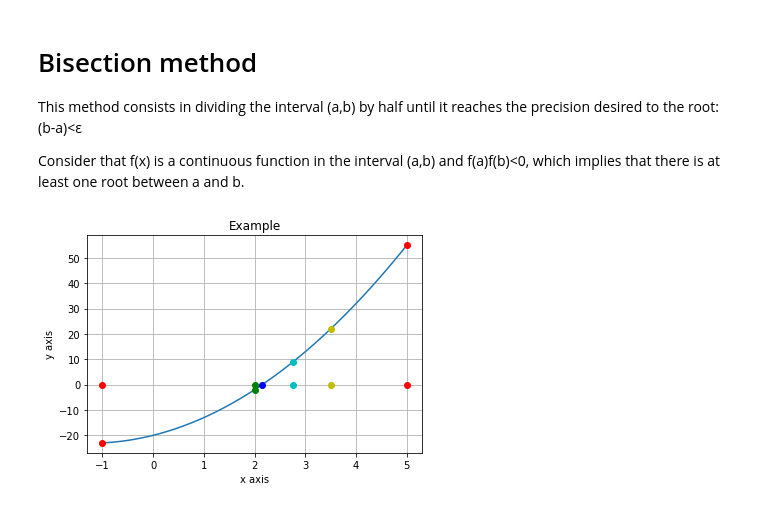
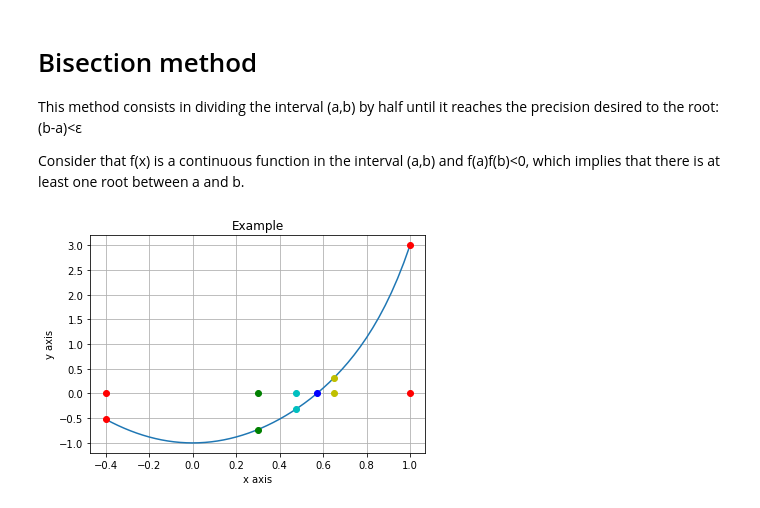
Before and after one commit to rodrigoescorcio/Numerical, a Jupyter notebook: Zeros de funções reais/bisection_method .ipynb, the cells around one changed output. Drawn from its saved outputs; the diff is of its cells as text; code cells hidden in the pictures.

```diff
--- a/Zeros de funções reais/bisection_method .ipynb
+++ b/Zeros de funções reais/bisection_method .ipynb
@@ -15,35 +15,33 @@ This method consists in dividing the interval (a,b) by half until it reaches the
 
 Consider that f(x) is a continuous function in the interval (a,b) and f(a)f(b)<0, which implies that there is at least one root between a and b.
 # %%
-x = np.linspace(-1,5)
-a=[2.150367627183861,0]
+x = np.linspace(-0.4,1)
 
 plt.grid(True)
 plt.xlabel("x axis")
 plt.ylabel("y axis")
 plt.title("Example")
 
-plt.plot(x,2*x**2+5*x-20)
+plt.plot(x,x**7+3*x**2-1)
 
-plt.plot(2.150367627183861,0,'bo')
+plt.plot(0.57156841664,0,'bo')
 
-plt.plot(-1,-23,'ro')
-plt.plot(5,55,'ro')
-plt.plot(5,0,'ro')
-plt.plot(-1,0,'ro')
+plt.plot(1,3,'ro')
+plt.plot(-0.4,-0.5216384,'ro')
+plt.plot(1,0,'ro')
+plt.plot(-0.4,0,'ro')
 
-plt.plot(3.5,0,'yo')
-plt.plot(3.5,22,'yo')
+plt.plot(0.65,0,'yo')
+plt.plot(0.65,0.316522,'yo')
 
-plt.plot(2,0,'go')
-plt.plot(2,-2,'go')
+plt.plot(0.3,0,'go')
+plt.plot(0.3,-0.7297813,'go')
 
-plt.plot(2.75,0,'co')
-plt.plot(2.75,8.875,'co')
-
+plt.plot(0.475,-0.31766,'co')
+plt.plot(0.475,0,'co')
 
 plt.show()
 # %% [output]
-[figure, old version]
+[figure, new version]
 # %% [markdown]
 * ### First step: Choose your interval and the precision wanted
```
Also changed, not shown: parts of 7 cells of this notebook.
